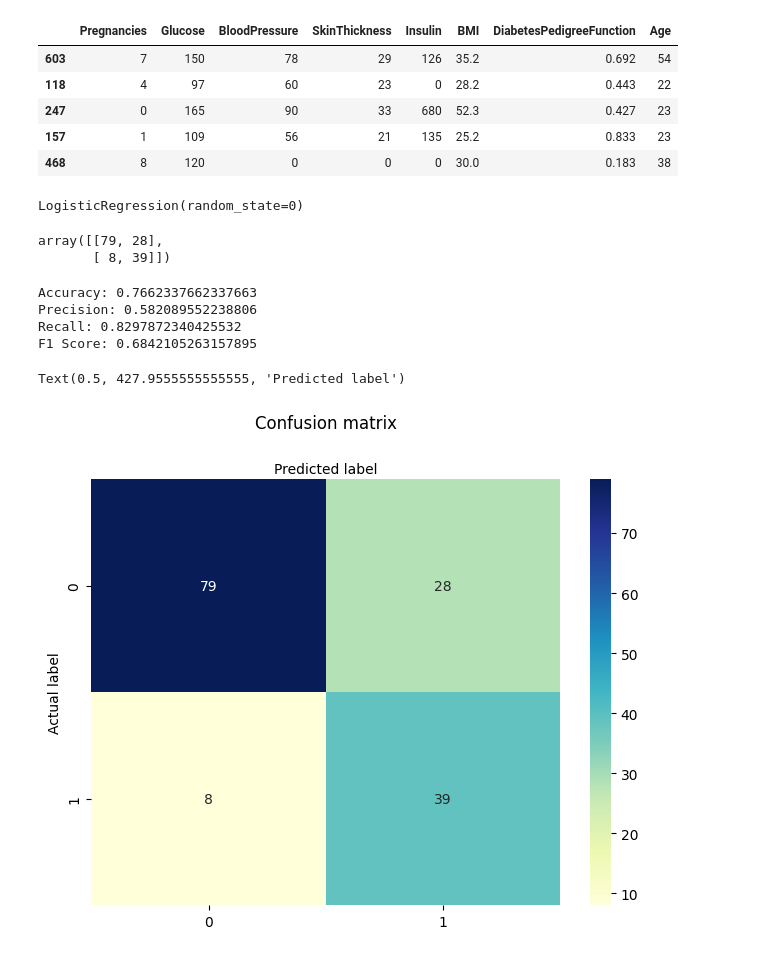
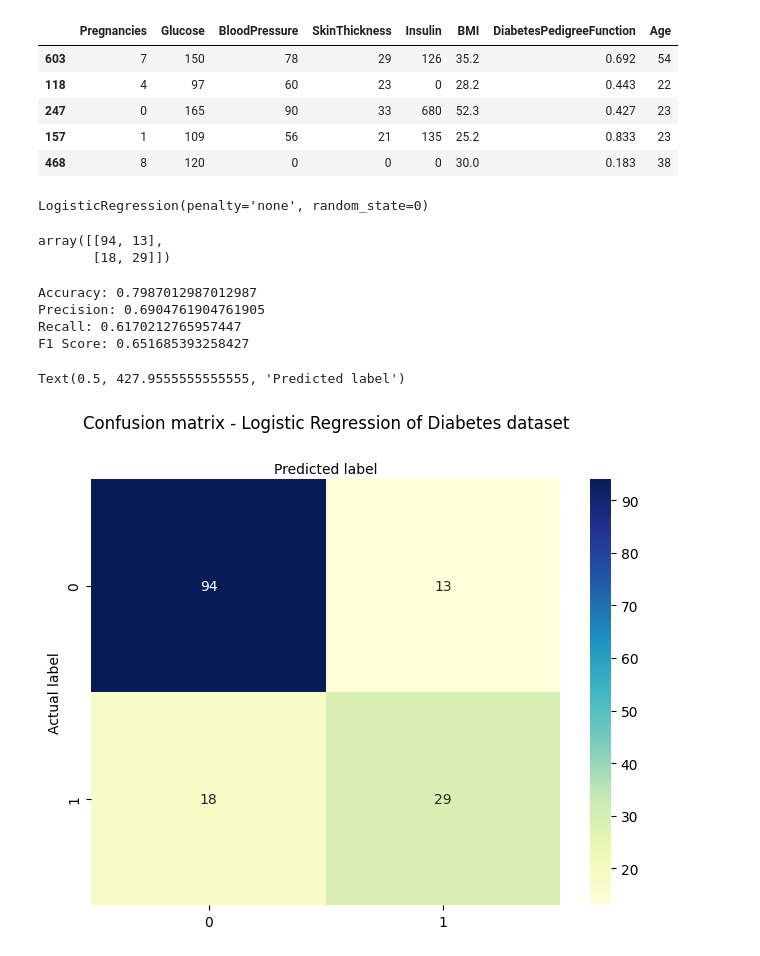
Before and after one commit to C-Little26/ECGR4105, a Jupyter notebook: Hw3/ECGR4105Hw3_Diabetes.ipynb, the cells around one changed output. Cells and saved outputs as stored; diff of their text form; code cells hidden in the pictures.

```diff
--- a/Hw3/ECGR4105Hw3_Diabetes.ipynb
+++ b/Hw3/ECGR4105Hw3_Diabetes.ipynb
@@ -56,22 +56,22 @@ x_train.head()
 | 157 | 1 | 109 | 56 | 21 | 135 | 25.2 | 0.833 | 23 |
 | 468 | 8 | 120 | 0 | 0 | 0 | 30.0 | 0.183 | 38 |
 # %%
-sc_x = MinMaxScaler()
+sc_x = StandardScaler()
 x_train = sc_x.fit_transform(x_train)
 x_val = sc_x.fit_transform(x_val)
 # %%
-classifier = LogisticRegression(random_state=0)
+classifier = LogisticRegression(random_state=0, penalty='none')
 classifier.fit(x_train, y_train)
 # %% [output]
-LogisticRegression(random_state=0)
+LogisticRegression(penalty='none', random_state=0)
 # %%
 y_pred = classifier.predict(x_val)
 # %%
 cnf_mat = confusion_matrix(y_val, y_pred)
 cnf_mat
 # %% [output]
-array([[79, 28],
-       [ 8, 39]])
+array([[94, 13],
+       [18, 29]])
 # %%
 #print metrics of classifier
 print("Accuracy:",metrics.accuracy_score(y_val, y_pred))
@@ -79,24 +79,24 @@ print("Precision:",metrics.precision_score(y_val, y_pred))
 print("Recall:",metrics.recall_score(y_val, y_pred))
 print("F1 Score:", metrics.f1_score(y_val,y_pred))
 # %% [output]
-Accuracy: 0.7662337662337663
-Precision: 0.582089552238806
-Recall: 0.8297872340425532
-F1 Score: 0.6842105263157895
+Accuracy: 0.7987012987012987
+Precision: 0.6904761904761905
+Recall: 0.6170212765957447
+F1 Score: 0.651685393258427
 # %%
 #draw confusion matrix
 class_names=[0,1] # name  of classes
 fig, ax = plt.subplots()
 tick_marks = np.arange(len(class_names))
 plt.xticks(tick_marks, class_names)
 plt.yticks(tick_marks, class_names)
 # create heatmap
 sea.heatmap(pd.DataFrame(cnf_mat), annot=True, cmap="YlGnBu" ,fmt='g')
 ax.xaxis.set_label_position("top")
 plt.tight_layout()
-plt.title('Confusion matrix', y=1.1)
+plt.title('Confusion matrix - Logistic Regression of Diabetes dataset', y=1.1)
 plt.ylabel('Actual label')
 plt.xlabel('Predicted label')
 # %% [output]
 Text(0.5, 427.9555555555555, 'Predicted label')
-[figure, old version]
+[figure, new version]
```
Also changed, not shown: parts of 3 cells of this notebook.
